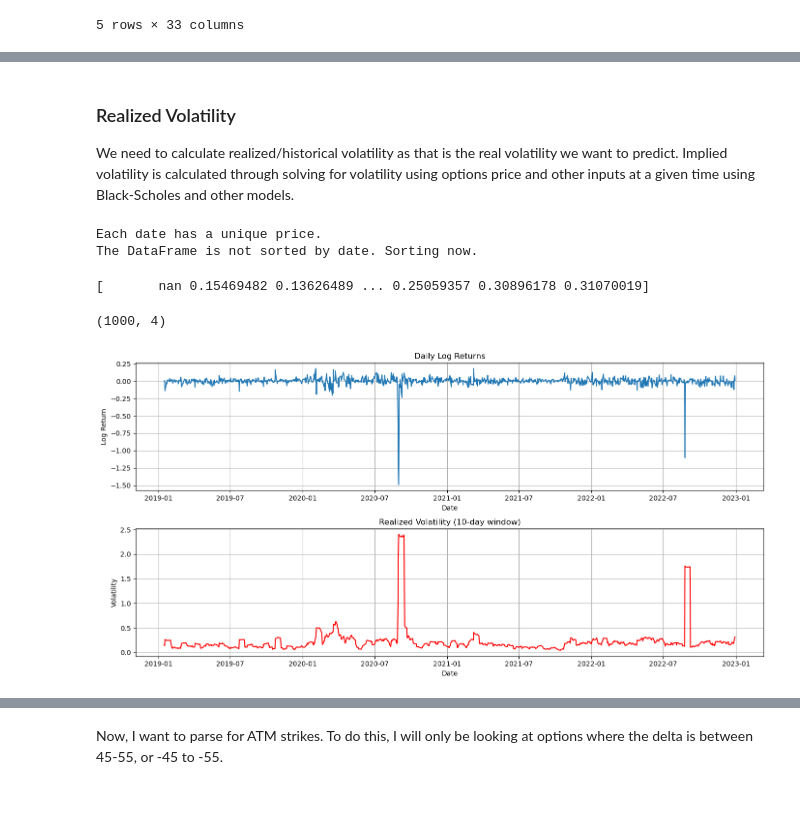
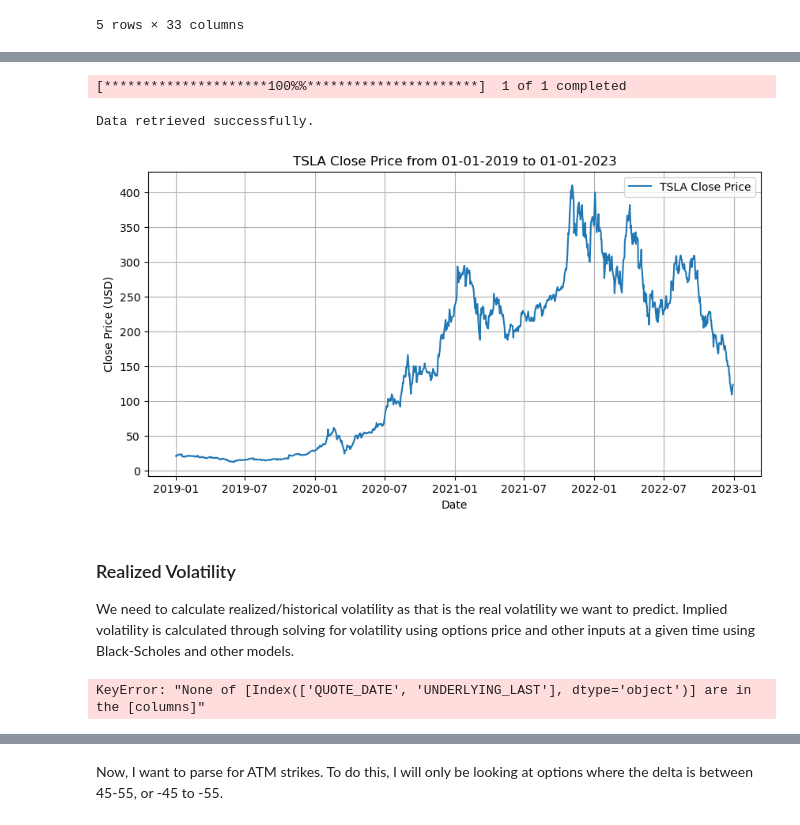
Before and after one commit to teetajp/TSLA-options, a Jupyter notebook: vol_forecast_LSTM.ipynb, the cells around one changed output, grey strips where cells are left out. Saved outputs shown, nothing was run; the diff lists cells and outputs as text; code cells hidden in the pictures.

```diff
--- a/vol_forecast_LSTM.ipynb
+++ b/vol_forecast_LSTM.ipynb
@@ -71,3 +86,34 @@ data.head()
+# %%
+# compare these prices to yfinance's close prices  for the same interval
+import yfinance as yf
+
+# Define the ticker symbol and the time period
+ticker = "TSLA"
+start_date = "2019-01-01"
+end_date = "2023-01-01"
+
+# Fetch the historical data
+data = yf.download(ticker, start=start_date, end=end_date)
+
+# Check if data was retrieved (optional)
+if data.empty:
+    print("No data retrieved. Check your ticker symbol or date range.")
+else:
+    print("Data retrieved successfully.")
+
+# Plotting the closing prices
+plt.figure(figsize=(10, 5))
+plt.plot(data['Close'], label='TSLA Close Price')
+plt.title('TSLA Close Price from 01-01-2019 to 01-01-2023')
+plt.xlabel('Date')
+plt.ylabel('Close Price (USD)')
+plt.legend()
+plt.grid(True)
+plt.show()
+# %% [output]
+[*********************100%%**********************]  1 of 1 completed
+Data retrieved successfully.
+[figure, added]
 # %% [markdown]
 ### Realized Volatility
 
@@ -104,24 +150,26 @@ ann_factor = dpy / window_size
 underlying['LOG_RETURNS'] = np.log(underlying['UNDERLYING_LAST']) - np.log(underlying['UNDERLYING_LAST'].shift(1))
 underlying['REALIZED_VOL'] = np.sqrt(underlying['LOG_RETURNS'].rolling(window=window_size).var() * ann_factor)
 # %% [output]
-Each date has a unique price.
-The DataFrame is not sorted by date. Sorting now.
+KeyError: "None of [Index(['QUOTE_DATE', 'UNDERLYING_LAST'], dtype='object')] are in the [columns]"
 # %%
 print(underlying['REALIZED_VOL'].unique())
 underlying.dropna(inplace=True)
-# %% [output]
-[       nan 0.15469482 0.13626489 ... 0.25059357 0.30896178 0.31070019]
 # %%
 underlying.shape
-# %% [output]
-(1000, 4)
 # %%
 last_n_days = 1000
 
 plt.figure(figsize=(14, 7))
+# Plotting Log Returns
+plt.subplot(3, 1, 1)
+plt.plot(underlying['QUOTE_DATE'][-last_n_days:], underlying['UNDERLYING_LAST'][-last_n_days:], label='Underlying Close Price')
+plt.title('TSLA Stock Prices')
+plt.xlabel('Date')
+plt.ylabel('Closing Price')
+plt.grid(True)
 
 # Plotting Log Returns
-plt.subplot(2, 1, 1)
+plt.subplot(3, 1, 2)
 plt.plot(underlying['QUOTE_DATE'][-last_n_days:], underlying['LOG_RETURNS'][-last_n_days:], label='Log Returns')
 plt.title('Daily Log Returns')
 plt.xlabel('Date')
@@ -129,7 +177,7 @@ plt.ylabel('Log Return')
 plt.grid(True)
 
 # Plotting Realized Volatility
-plt.subplot(2, 1, 2)
+plt.subplot(3, 1, 3)
 plt.plot(underlying['QUOTE_DATE'][-last_n_days:], underlying['REALIZED_VOL'][-last_n_days:], label='Realized Volatility', color='red')
 plt.title('Realized Volatility (10-day window)')
 plt.xlabel('Date')
@@ -138,5 +186,3 @@ plt.grid(True)
 
 plt.tight_layout()
 plt.show()
-# %% [output]
-[figure, removed]
```
Also changed, not shown: parts of 32 cells of this notebook.
